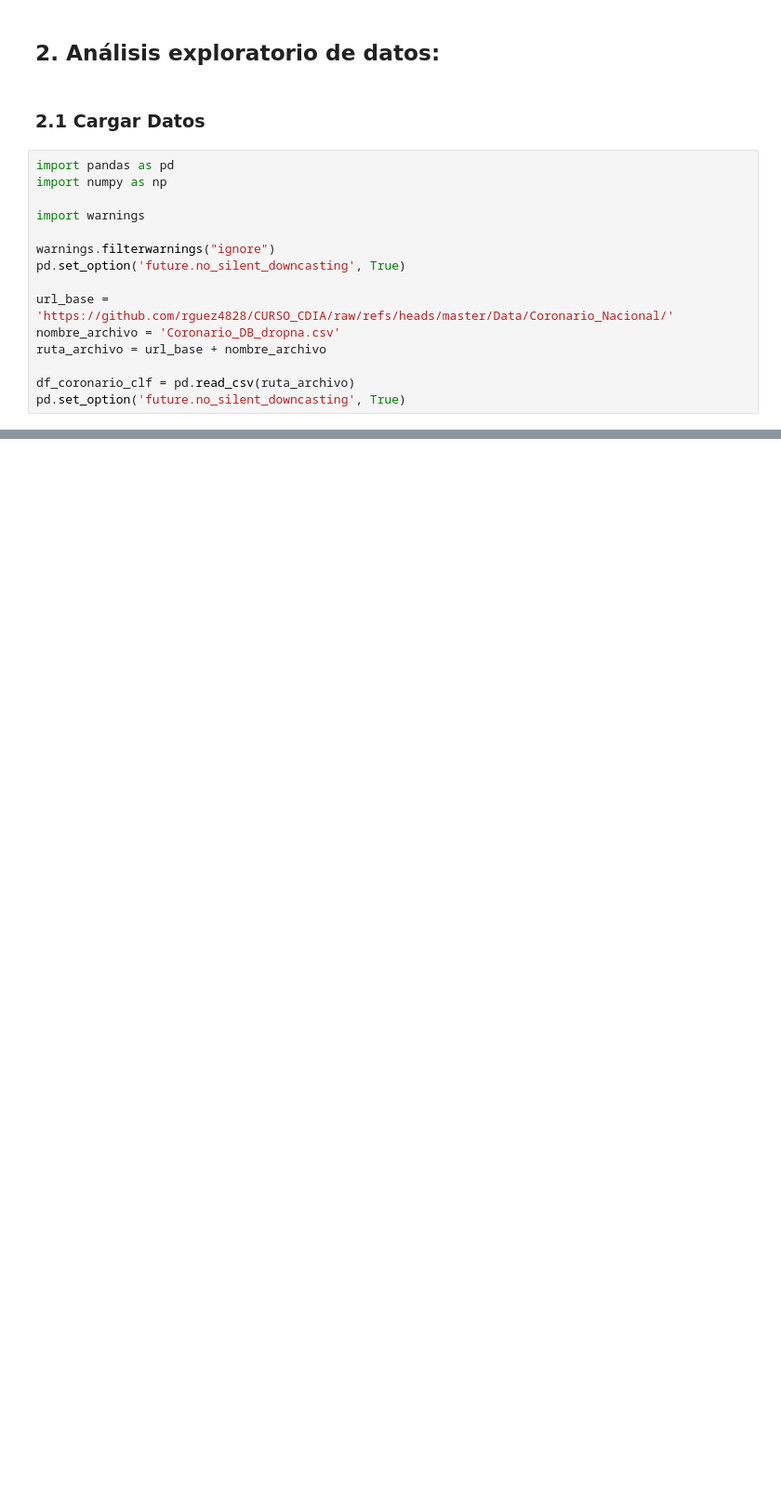
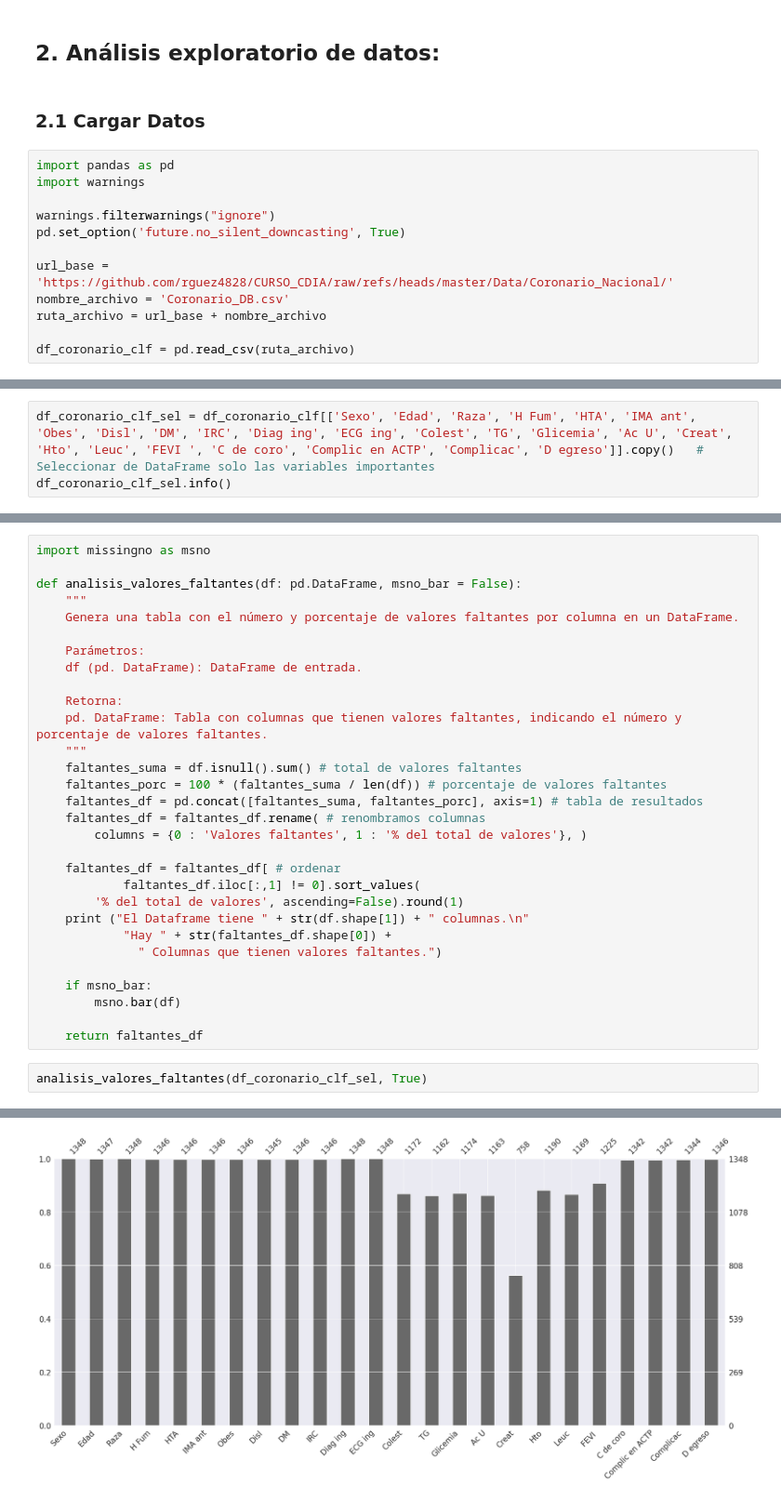
Before and after one commit to rguez4828/CURSO_CDIA, a Jupyter notebook: proyecto_coronario_cdia_final.ipynb, the cells around one changed output, grey strips where cells are left out. Shown at 93% size. Saved outputs shown, nothing was run; the diff lists cells and outputs as text; blank space fills up the shorter version.

```diff
--- a/proyecto_coronario_cdia_final.ipynb
+++ b/proyecto_coronario_cdia_final.ipynb
@@ -214,16 +212,13 @@ Se utilizará un clasificar basado en árboles de decisión.
 ### 2.1 Cargar Datos
 # %%
 import pandas as pd
-import numpy as np
-
 import warnings
 
 warnings.filterwarnings("ignore")
 pd.set_option('future.no_silent_downcasting', True)
 
 url_base = 'https://github.com/rguez4828/CURSO_CDIA/raw/refs/heads/master/Data/Coronario_Nacional/'
-nombre_archivo = 'Coronario_DB_dropna.csv'
+nombre_archivo = 'Coronario_DB.csv'
 ruta_archivo = url_base + nombre_archivo
 
 df_coronario_clf = pd.read_csv(ruta_archivo)
-pd.set_option('future.no_silent_downcasting', True)
@@ -229,0 +227,3 @@ pd.set_option('future.no_silent_downcasting', True)
+# %%
+df_coronario_clf_sel = df_coronario_clf[['Sexo', 'Edad', 'Raza', 'H Fum', 'HTA', 'IMA ant', 'Obes', 'Disl', 'DM', 'IRC', 'Diag ing', 'ECG ing', 'Colest', 'TG', 'Glicemia', 'Ac U', 'Creat', 'Hto', 'Leuc', 'FEVI ', 'C de coro', 'Complic en ACTP', 'Complicac', 'D egreso']].copy()   # Seleccionar de DataFrame solo las variables importantes
+df_coronario_clf_sel.info()
@@ -229,0 +258,33 @@ pd.set_option('future.no_silent_downcasting', True)
+# %%
+import missingno as msno
+
+def analisis_valores_faltantes(df: pd.DataFrame, msno_bar = False):
+    """
+    Genera una tabla con el número y porcentaje de valores faltantes por columna en un DataFrame.
+
+    Parámetros:
+    df (pd. DataFrame): DataFrame de entrada.
+
+    Retorna:
+    pd. DataFrame: Tabla con columnas que tienen valores faltantes, indicando el número y porcentaje de valores faltantes.
+    """
+    faltantes_suma = df.isnull().sum() # total de valores faltantes
+    faltantes_porc = 100 * (faltantes_suma / len(df)) # porcentaje de valores faltantes
+    faltantes_df = pd.concat([faltantes_suma, faltantes_porc], axis=1) # tabla de resultados
+    faltantes_df = faltantes_df.rename( # renombramos columnas
+        columns = {0 : 'Valores faltantes', 1 : '% del total de valores'}, )
+
+    faltantes_df = faltantes_df[ # ordenar
+            faltantes_df.iloc[:,1] != 0].sort_values(
+        '% del total de valores', ascending=False).round(1)
+    print ("El Dataframe tiene " + str(df.shape[1]) + " columnas.\n"
+            "Hay " + str(faltantes_df.shape[0]) +
+              " Columnas que tienen valores faltantes.")
+
+    if msno_bar:
+        msno.bar(df)
+
+    return faltantes_df
+# %%
+analisis_valores_faltantes(df_coronario_clf_sel, True)
+# %% [output]
@@ -229,0 +310 @@ pd.set_option('future.no_silent_downcasting', True)
+[figure, added]
```
Also changed, not shown: parts of 22 cells of this notebook.
